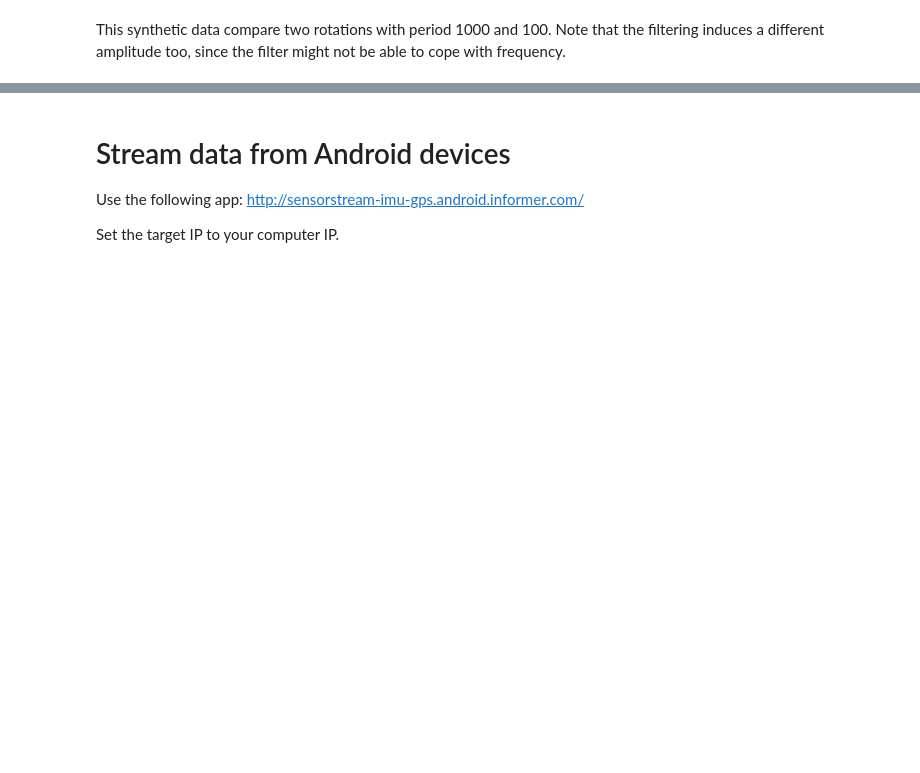
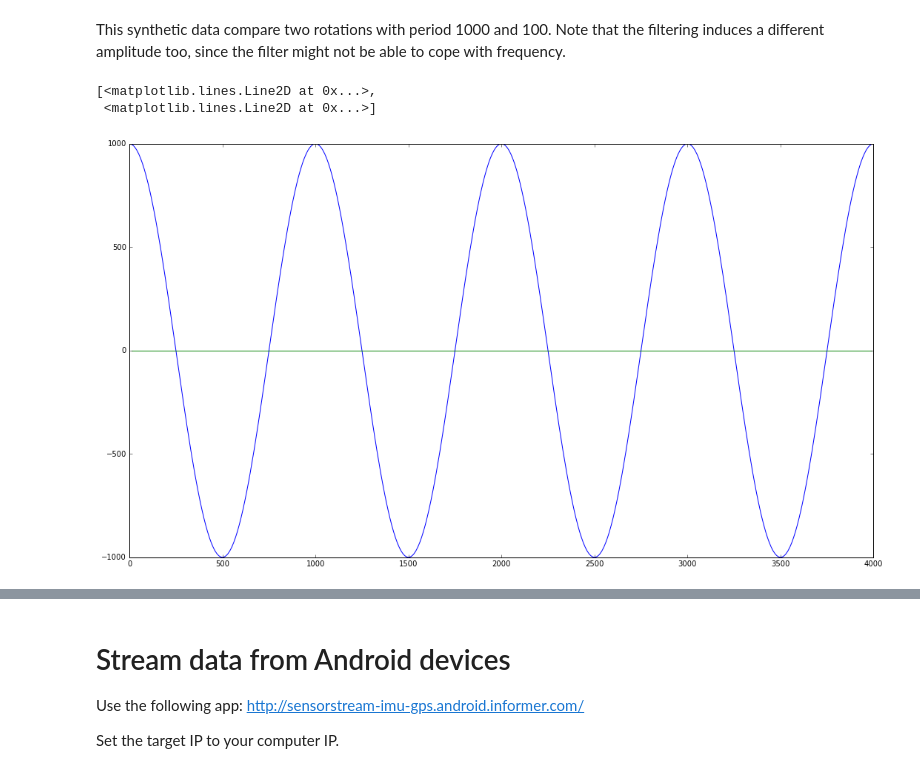
Before and after one commit to toinsson/rto, a Jupyter notebook: RTO - rewarding the original.ipynb, the cells around one changed output, grey strips where cells are left out. Drawn from its saved outputs; the diff is of its cells as text; code cells hidden in the pictures; blank space fills up the shorter version.

Commit message:
notebook: change frequency in trajectory plot

```diff
--- a/RTO - rewarding the original.ipynb
+++ b/RTO - rewarding the original.ipynb
@@ -175,8 +229,8 @@ This synthetic data compare two rotations with period 1000 and 100. Note that th
 stepsize = 10
 samples_t = np.arange(10, 4000, stepsize)
 
-cosdata = np.cos(2*np.pi/100*samples_t)[:,None]
-sindata = np.sin(2*np.pi/100*samples_t)[:,None]
+cosdata = np.cos(2*np.pi/300*samples_t)[:,None]
+sindata = np.sin(2*np.pi/300*samples_t)[:,None]
 zerosdata = np.zeros((samples_t.shape + (1,)))
 
 smallrot_x = 1000 * np.hstack((zerosdata, cosdata, sindata))
@@ -192,6 +246,12 @@ for i, (t, v) in enumerate(zip(samples_t, smallrot_x)):
     mexp_jake.new_sample(t, v)
     mexp_output[i] = mexp_jake.last_sample
 smallrotx_xy = isomap.transform(mexp_output)
+# %%
+plt.plot(samples_t, rot_x[:,1], samples_t, mexp_output[:,0])
+# %% [output]
+[<matplotlib.lines.Line2D at 0x...>,
+ <matplotlib.lines.Line2D at 0x...>]
+[figure, added]
 # %%
 start = 0
 plt.xlim([-2000,2000])
```
Also changed, not shown: parts of 10 cells of this notebook.
